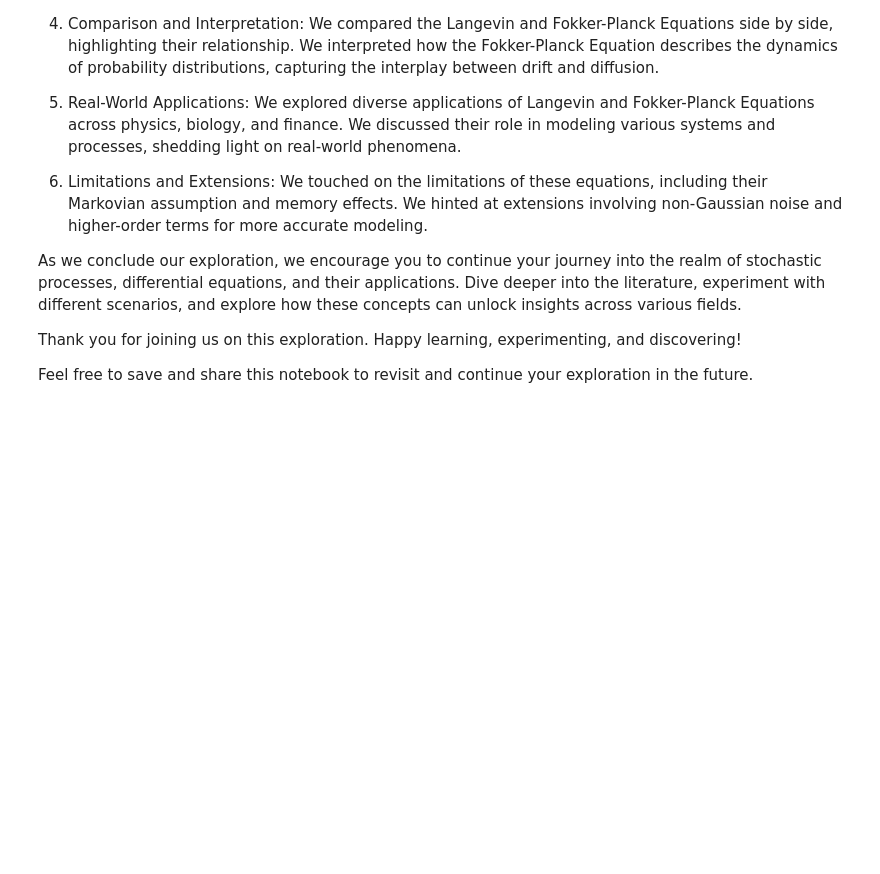
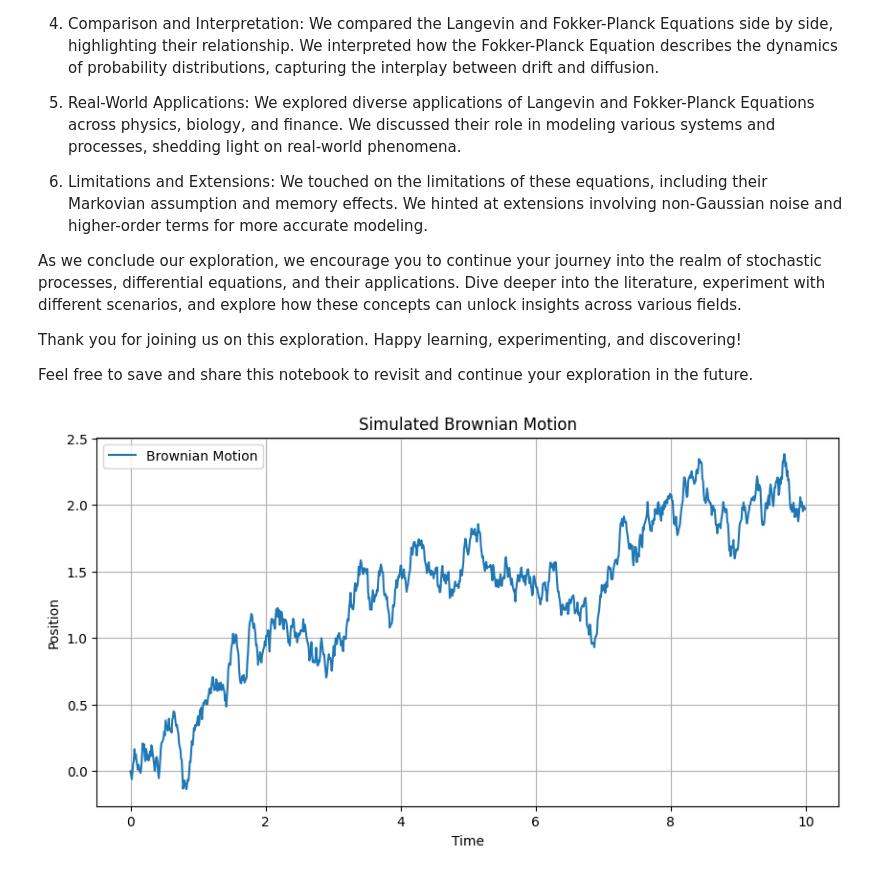
Before and after one commit to DiGyt/snippets, a Jupyter notebook: Langevin_Fokker_Planck.ipynb, the cells around one changed output. Cells and saved outputs as stored; diff of their text form; code cells hidden in the pictures; blank space fills up the shorter version.

```diff
--- a/Langevin_Fokker_Planck.ipynb
+++ b/Langevin_Fokker_Planck.ipynb
@@ -209,0 +229,32 @@ Feel free to save and share this notebook to revisit and continue your explorati
+# %%
+import numpy as np
+
+def simulate_brownian_motion(n_samples, dt, drift, diffusion):
+    timesteps = np.arange(0, n_samples) * dt
+    noise = np.sqrt(dt) * np.random.randn(n_samples)
+
+    positions = np.zeros(n_samples)
+    for i in range(1, n_samples):
+        positions[i] = positions[i - 1] + drift * dt + diffusion * noise[i]
+
+    return timesteps, positions
+
+n_samples = 1000
+dt = 0.01
+drift = 0.2
+diffusion = 0.5
+
+timesteps, positions = simulate_brownian_motion(n_samples, dt, drift, diffusion)
+# %%
+import matplotlib.pyplot as plt
+
+plt.figure(figsize=(10, 5))
+plt.plot(timesteps, positions, label='Brownian Motion')
+plt.xlabel('Time')
+plt.ylabel('Position')
+plt.title('Simulated Brownian Motion')
+plt.legend()
+plt.grid(True)
+plt.show()
+# %% [output]
+[figure, added]
```
Also changed, not shown: parts of 5 cells of this notebook.
